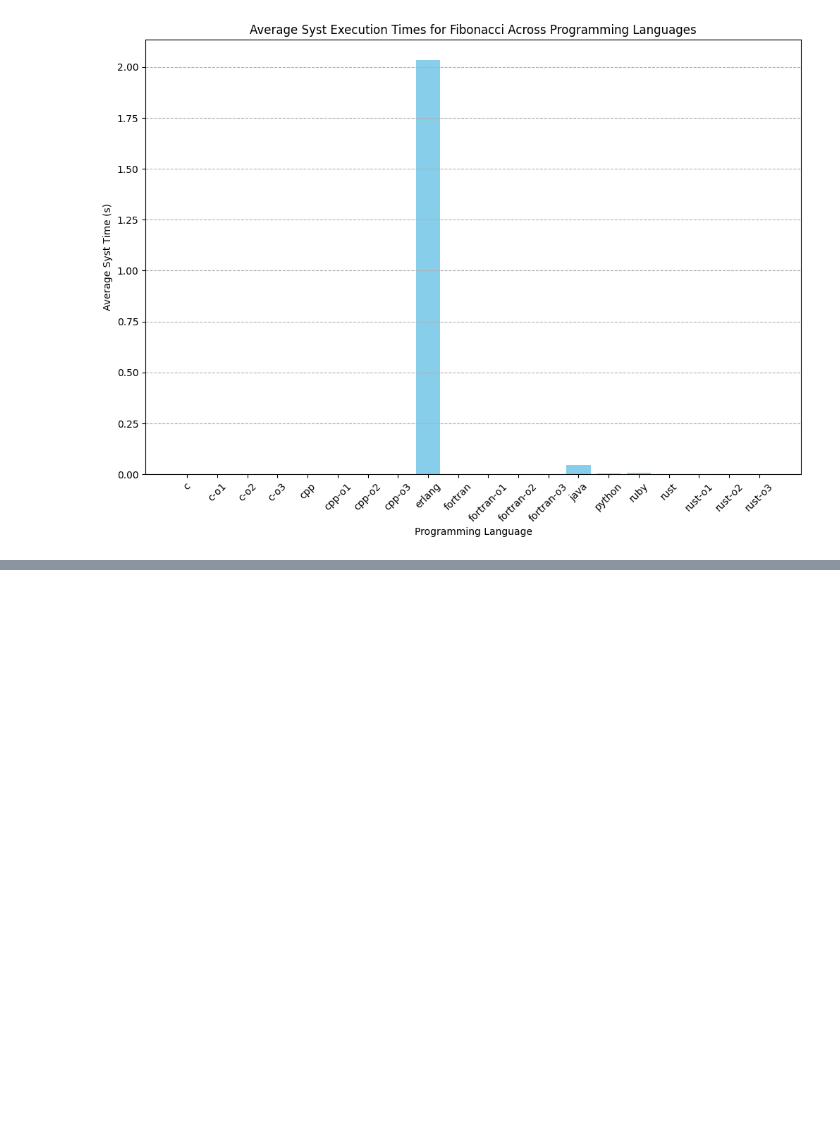
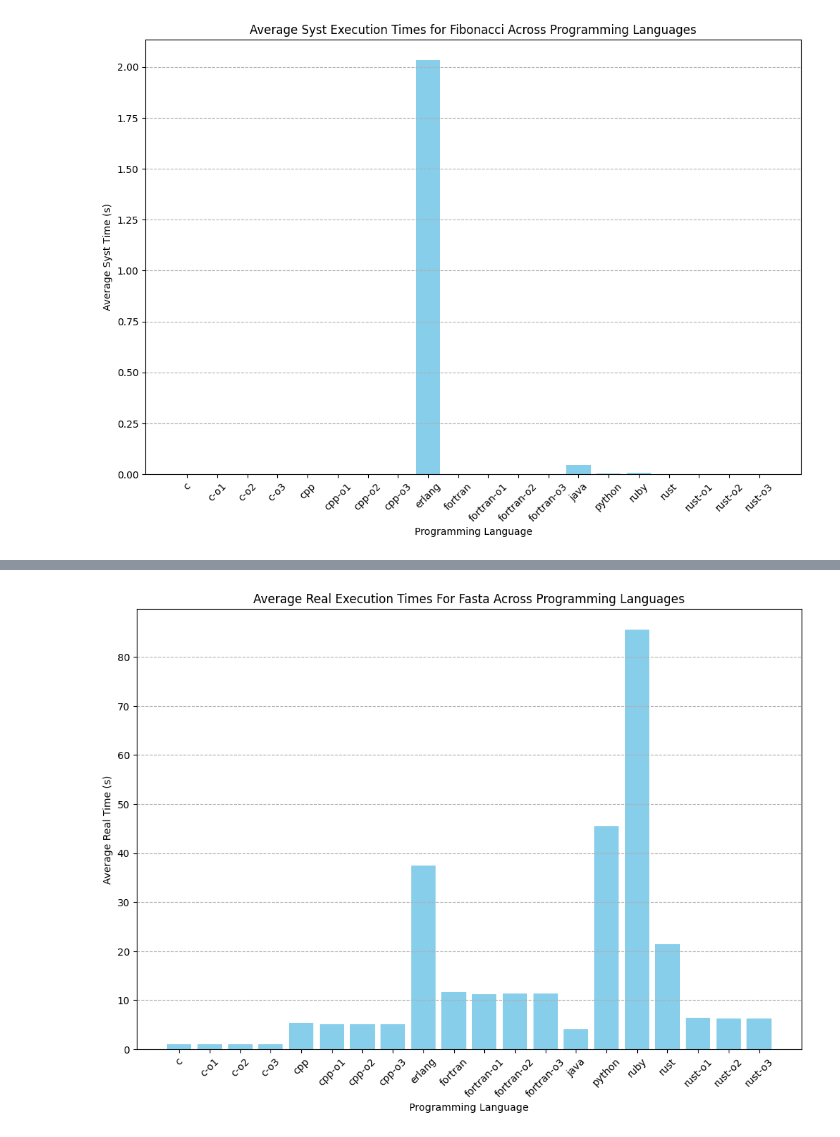
Before and after one commit to anviton/HPC-Benchmark, a Jupyter notebook: Source/Notebook/execution_alog_30_rep.ipynb, the cells around one changed output, grey strips where cells are left out. Cells and saved outputs as stored; diff of their text form; code cells hidden in the pictures; blank space fills up the shorter version.

```diff
--- a/Source/Notebook/execution_alog_30_rep.ipynb
+++ b/Source/Notebook/execution_alog_30_rep.ipynb
@@ -351,0 +370,87 @@ plt.show()
+# %%
+### Fasta
+
+file_names = [ "../Algo/Fasta/C/fasta/serveur19_c_execution_results.csv",
+              "../Algo/Fasta/C/fasta/serveur19_c-o1_execution_results.csv",
+              "../Algo/Fasta/C/fasta/serveur19_c-o2_execution_results.csv",
+              "../Algo/Fasta/C/fasta/serveur19_c-o3_execution_results.csv",
+              "../Algo/Fasta/C++/fasta/serveur19_cpp_execution_results.csv",
+              "../Algo/Fasta/C++/fasta/serveur19_cpp-o1_execution_results.csv",
+              "../Algo/Fasta/C++/fasta/serveur19_cpp-o2_execution_results.csv",
+              "../Algo/Fasta/C++/fasta/serveur19_cpp-o3_execution_results.csv",
+              "../Algo/Fasta/Erlang/fasta/serveur19_erlang_execution_results.csv",
+              "../Algo/Fasta/Fortran/fasta/serveur19_fortran_execution_results.csv",
+              "../Algo/Fasta/Fortran/fasta/serveur19_fortran-o1_execution_results.csv",
+              "../Algo/Fasta/Fortran/fasta/serveur19_fortran-o2_execution_results.csv",
+              "../Algo/Fasta/Fortran/fasta/serveur19_fortran-o3_execution_results.csv",
+              "../Algo/Fasta/Java/fasta/src/serveur19_java_execution_results.csv",
+              "../Algo/Fasta/Python/fasta/serveur19_python_execution_results.csv",
+              "../Algo/Fasta/Ruby/fasta/serveur19_ruby_execution_results.csv",
+              "../Algo/Fasta/Rust/fasta/serveur19_rust_execution_results.csv",
+              "../Algo/Fasta/Rust/fasta/serveur19_rust-o1_execution_results.csv",
+              "../Algo/Fasta/Rust/fasta/serveur19_rust-o2_execution_results.csv",
+              "../Algo/Fasta/Rust/fasta/serveur19_rust-o3_execution_results.csv",
+              ]
+
+moy_time_reals = {}
+moy_systs = {}
+moy_users= {}
+
+for fichier in file_names:
+    langage = fichier.split('_')[1]
+    df = pd.read_csv(fichier, sep=',', names=['User Time (s)', 'System Time (s)', 'Real Time (s)', 'Executable Size (KB)'])
+
+    df['Real Time (s)'] = pd.to_numeric(df['Real Time (s)'].iloc[1:], errors='coerce')
+    moy_time_real = df['Real Time (s)'].mean()
+    moy_time_reals[langage] = moy_time_real
+
+    # Syst Time
+    df['System Time (s)'] = pd.to_numeric(df['System Time (s)'].iloc[1:], errors='coerce')
+    moy_syst = df['System Time (s)'].mean()
+    moy_systs[langage] = moy_syst
+
+    # User Time
+    df['User Time (s)'] = pd.to_numeric(df['User Time (s)'].iloc[1:], errors='coerce')
+    moy_user = df['User Time (s)'].mean()
+    moy_users[langage] = moy_user
+
+# Real Time graph
+plt.figure(figsize=(12, 8))
+languages = list(moy_time_reals.keys())
+tps_reel = list(moy_time_reals.values())
+plt.bar(languages, tps_reel, color='skyblue')
+plt.title('Average Real Execution Times For Fasta Across Programming Languages')
+plt.xlabel('Programming Language')
+plt.ylabel('Average Real Time (s)')
+plt.xticks(rotation=45)
+plt.grid(axis='y', linestyle='--')
+plt.savefig("real_time_fasta.pdf")
+plt.show()
+
+# User Time graph
+plt.figure(figsize=(12, 8))
+languages = list(moy_users.keys())
+tps_user = list(moy_users.values())
+plt.bar(languages, tps_user, color='skyblue')
+plt.title('Average User Execution Times For Fasta Across Programming Languages')
+plt.xlabel('Programming Language')
+plt.ylabel('Average Real Time (s)')
+plt.xticks(rotation=45)
+plt.grid(axis='y', linestyle='--')
+plt.savefig("user_time_fasta.pdf")
+plt.show()
+
+# Syst Time graph
+plt.figure(figsize=(12, 8))
+languages = list(moy_systs.keys())
+tps_syst = list(moy_systs.values())
+plt.bar(languages, tps_syst, color='skyblue')
+plt.title('Average Syst Execution Times For Fasta Across Programming Languages')
+plt.xlabel('Programming Language')
+plt.ylabel('Average Real Time (s)')
+plt.xticks(rotation=45)
+plt.grid(axis='y', linestyle='--')
+plt.savefig("syst_time_fasta.pdf")
+plt.show()
+# %% [output]
+[figure, added]
```
Also changed, not shown: parts of 4 cells of this notebook, 15 other files.
